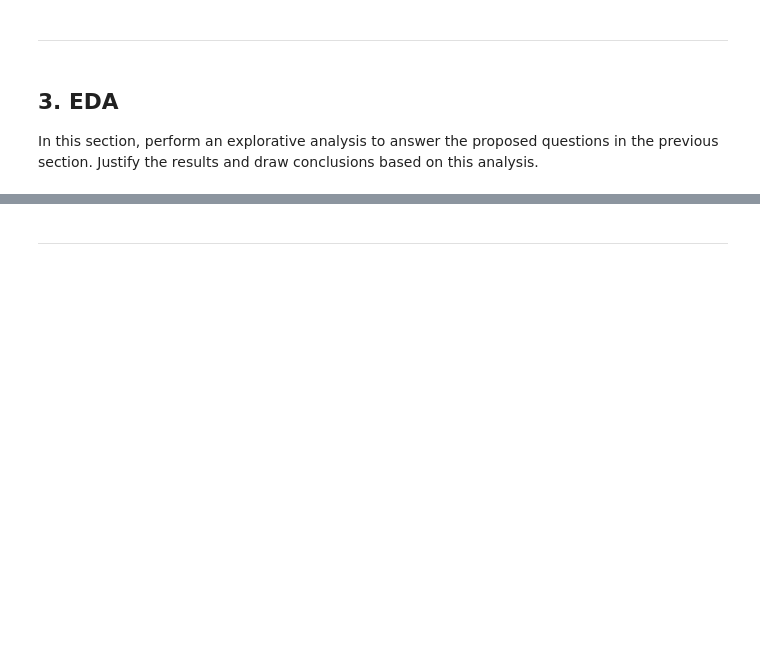
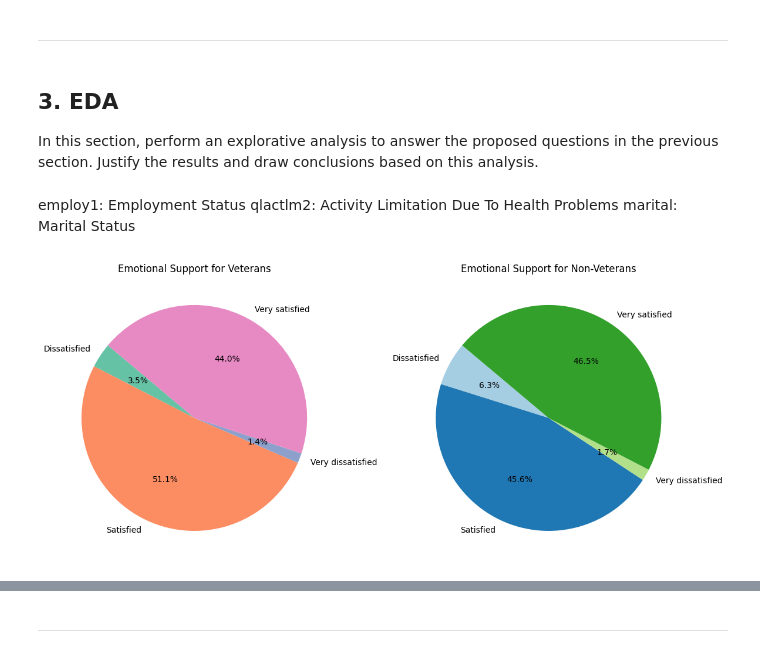
Before and after one commit to SergioCuencaNunez/isc-labs, a Jupyter notebook: project/project.ipynb, the cells around one changed output, grey strips where cells are left out. Saved outputs shown, nothing was run; the diff lists cells and outputs as text; code cells hidden in the pictures; blank space fills up the shorter version.

```diff
--- a/project/project.ipynb
+++ b/project/project.ipynb
@@ -51,3 +155,31 @@ df_hypothesis.groupby(['vet','actLimitation']).count()
 ## 3. EDA
 In this section, perform an explorative analysis to answer the proposed questions in the previous
 section. Justify the results and draw conclusions based on this analysis.
+# %% [markdown]
+employ1: Employment Status
+qlactlm2: Activity Limitation Due To Health Problems
+marital: Marital Status
+# %%
+# Aggregate data for emotional support by veteran status
+emotional_support_counts = df_hypothesis.groupby(['vet', 'lifeSatisfaction']).size().reset_index(name='Count')
+
+# Separate data for veterans and non-veterans
+veteran_support = emotional_support_counts[emotional_support_counts['vet'] == 'Yes']
+non_veteran_support = emotional_support_counts[emotional_support_counts['vet'] == 'No']
+
+# Plot pie chart for veterans
+plt.figure(figsize=(12, 6))
+
+plt.subplot(1, 2, 1)
+plt.pie(veteran_support['Count'], labels=veteran_support['lifeSatisfaction'], autopct='%1.1f%%', startangle=140, colors=plt.cm.Set2.colors)
+plt.title('Emotional Support for Veterans')
+
+# Plot pie chart for non-veterans
+plt.subplot(1, 2, 2)
+plt.pie(non_veteran_support['Count'], labels=non_veteran_support['lifeSatisfaction'], autopct='%1.1f%%', startangle=140, colors=plt.cm.Paired.colors)
+plt.title('Emotional Support for Non-Veterans')
+
+plt.tight_layout()
+plt.show()
+# %% [output]
+[figure, added]
```
Also changed, not shown: parts of 13 cells of this notebook.
